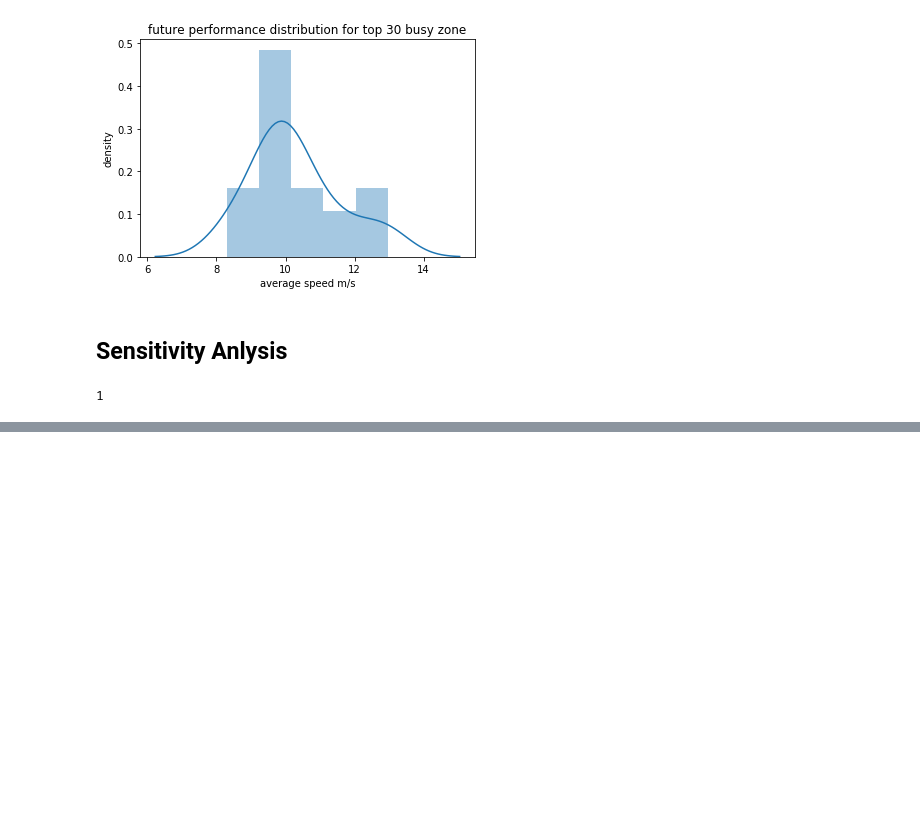
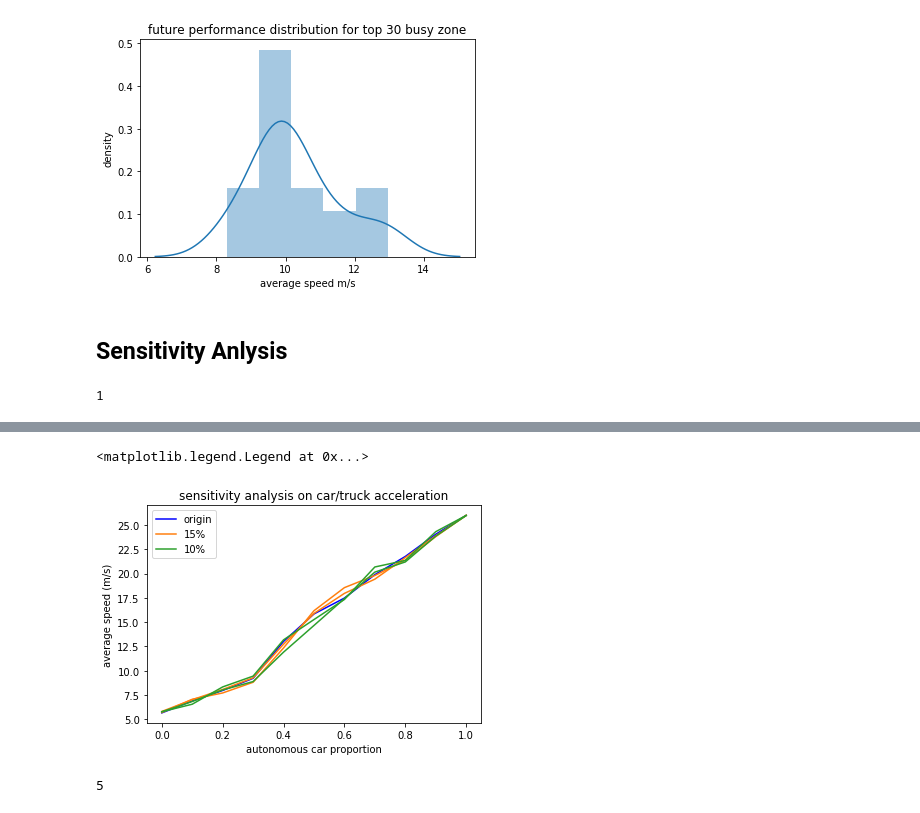
Before and after one commit to Horacehxw/traffic_simulation, a Jupyter notebook: src/example.ipynb, the cells around one changed output, grey strips where cells are left out. Drawn from its saved outputs; the diff is of its cells as text; code cells hidden in the pictures; blank space fills up the shorter version.

```diff
--- a/src/example.ipynb
+++ b/src/example.ipynb
@@ -803,5 +820,5 @@ total vehicle:  447, average speed 7.17, flow in 9.08 vehicle/s, flow out 1.62 v
 # %%
-def speed_auto_a(auto, num_lane, a):
+def speed_auto_a(auto, num_lane, a_factor):
     prob_auto, prob_car = auto, 0.8
     flow_in = 1.31
     road_length = 1310
@@ -809,7 +826,10 @@ def speed_auto_a(auto, num_lane, a):
     prob_ramp = 0.25
 
     cf = CarFactory(prob_auto, prob_car)
-
+    cf.car_auto_IDM.a *= a_factor
+    cf.car_human_IDM.a *= a_factor
+    cf.truck_auto_IDM.a *= a_factor
+    cf.truck_human_IDM.a *= a_factor
     road = StreetRamp(num_lane, road_length, cf, prob_ramp, dt=dt)
     speed_avg = []
 
@@ -819,3 +839,17 @@ def speed_auto_a(auto, num_lane, a):
         if i % 500 == 0:
             road.report()
     return np.mean(speed_avg)
+# %%
+def sensitivity_a(a_factor):
+    auto_ratio = np.arange(0, 1.01, 0.1)
+    performance = []
+    for auto in auto_ratio:
+        print("############################################")
+        print("auto car ratio = {:2.2f}".format(auto))
+        print("############################################")
+        performance.append( speed_auto_a(auto, 3, a_factor))
+    return performance
+# %%
+a_range = [0.6, 0.8, 1, 1.2, 1.4]
+# %%
+speeds = [sensitivity_a(a) for a in a_range]
@@ -821,0 +874,17 @@ def speed_auto_a(auto, num_lane, a):
+# %%
+plt.plot(np.arange(0, 1.01, 0.1), speeds[2], 'b', label='origin')
+plt.plot(np.arange(0, 1.01, 0.1), speeds[0], 'C1', label='15%')
+plt.plot(np.arange(0, 1.01, 0.1), speeds[4], 'C1')
+plt.plot(np.arange(0, 1.01, 0.1), speeds[1], 'C2', label='10%')
+plt.plot(np.arange(0, 1.01, 0.1), speeds[3], 'C2')
+plt.title('sensitivity analysis on car/truck acceleration')
+plt.xlabel('autonomous car proportion')
+plt.ylabel('average speed (m/s)')
+plt.legend()
+# %% [output]
+<matplotlib.legend.Legend at 0x...>
+[figure, added]
+# %%
+len(speeds)
+# %% [output]
+5
```
Also changed, not shown: parts of 4 cells of this notebook, 8 other files.
